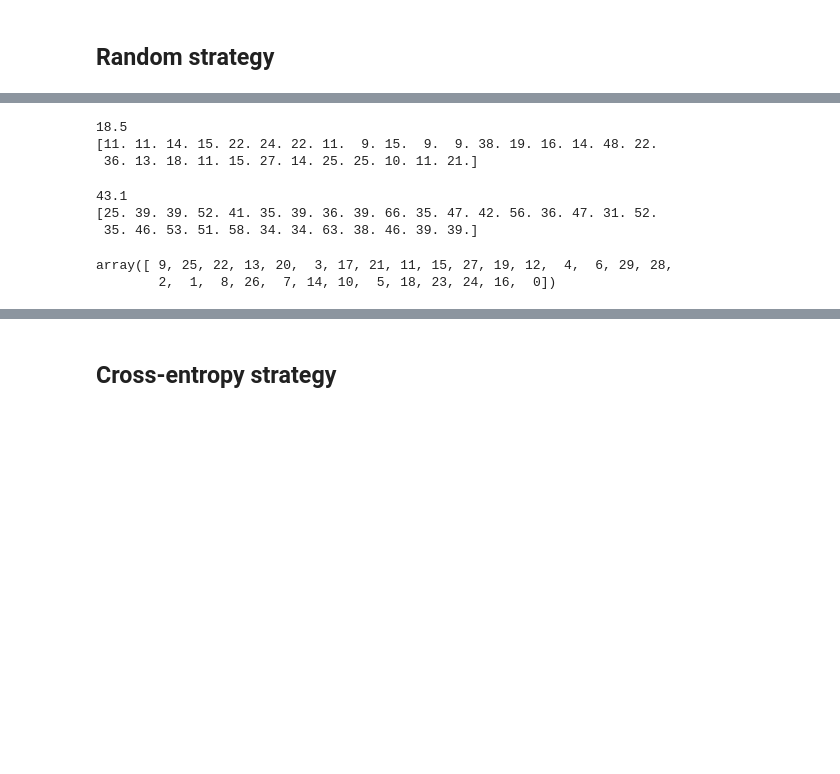
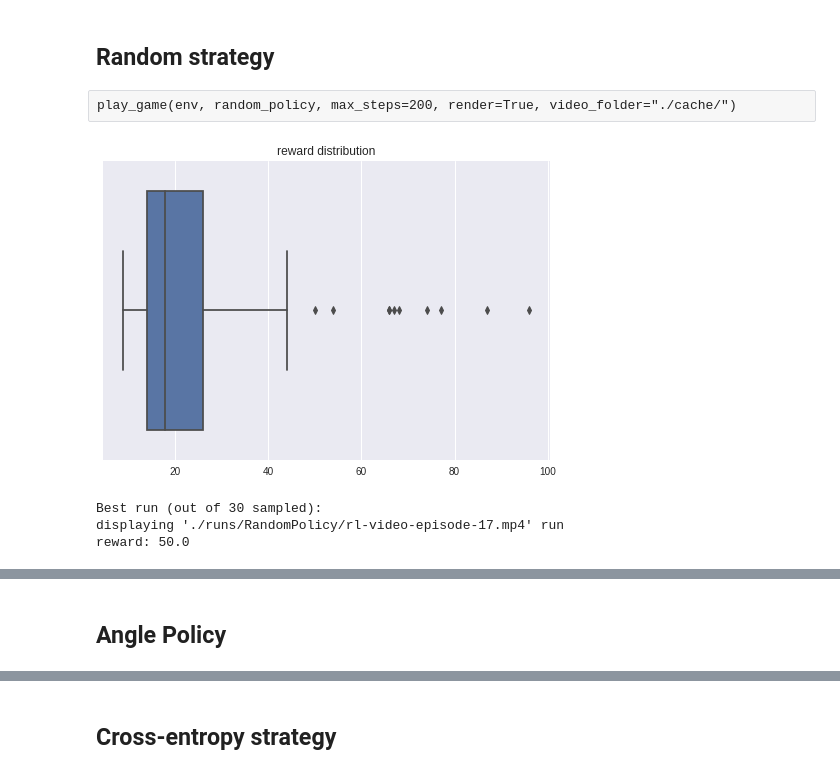
Before and after one commit to furiousteabag/ml-mipt-advanced, a Jupyter notebook: homeworks/lab2_rl/lab2_dqn_debug.ipynb, the cells around one changed output, grey strips where cells are left out. Drawn from its saved outputs; the diff is of its cells as text; code cells hidden in the pictures; blank space fills up the shorter version.

```diff
--- a/homeworks/lab2_rl/lab2_dqn_debug.ipynb
+++ b/homeworks/lab2_rl/lab2_dqn_debug.ipynb
@@ -36,6 +36,8 @@ if type(os.environ.get("DISPLAY")) is not str or len(os.environ.get("DISPLAY"))
 # %% [markdown]
 __Frameworks__ - we'll accept this homework in any deep learning framework. This particular notebook was designed for pytoch, but you find it easy to adapt it to almost any python-based deep learning framework.
 # %%
+import re
+import glob
 import random
 import time
 from tqdm import tqdm
@@ -45,8 +47,12 @@ import torch
 
 import gym
 
+import seaborn as sns
 import matplotlib.pyplot as plt
 
 import utils
+from IPython.display import Video, clear_output
+
+plt.style.use("seaborn")
 # %%
 ENV_NAME = 'CartPole-v1'
@@ -170,5 +176,10 @@ while 1:
 # %% [raw]
 env.close()
+# %%
+def natural_sort(l):
+    convert = lambda text: int(text) if text.isdigit() else text.lower()
+    alphanum_key = lambda key: [convert(c) for c in re.split('([0-9]+)', key)]
+    return sorted(l, key=alphanum_key)
 # %%
 def disable_view_window():
     from gym.envs.classic_control import rendering
@@ -205,3 +241,31 @@ def eval_policy(env, policy, n_iter=100, record=False, folder="./runs/"):
+# %%
+def eval_policy(env, policy, n_iter=200, max_steps=np.inf, video_folder=None):
+
+    rewards = np.zeros(n_iter)
+    if video_folder is not None:
+        env = gym.wrappers.RecordVideo(env, video_folder=video_folder, episode_trigger=lambda x: True)
+
+    for i in tqdm(range(n_iter)):
+
+        rewards[i] = play_game(env, policy, max_steps=max_steps)
+
+    return rewards
+# %%
+def analyze_policy(env, policy, n_iter=200, n_iter_record=30, max_steps=np.inf, video_folder="./runs/"):
+
+    rewards = eval_policy(env, policy, n_iter=n_iter, max_steps=max_steps)
+
+    sns.boxplot(x=rewards)
+    plt.title("reward distribution")
+    plt.show()
+
+    video_folder = video_folder + type(policy).__name__ + '/'
+    rewards = eval_policy(env, policy, n_iter=n_iter_record, max_steps=max_steps, video_folder=video_folder)
+
+    print(f"Best run (out of {n_iter_record} sampled):")
+    show_run(video_folder, rewards, best=True)
+
+    return video_folder, rewards
 # %% [markdown]
 ## Random strategy
 # %%
@@ -214,0 +281,10 @@ class RandomPolicy:
+# %% [raw]
+play_game(env, random_policy, max_steps=200, render=True, video_folder="./cache/")
+# %%
+random_policy = RandomPolicy(env)
+video_folder, rewards = analyze_policy(env, random_policy, max_steps=200)
+# %% [output]
+[figure, added]
+Best run (out of 30 sampled):
+displaying './runs/RandomPolicy/rl-video-episode-17.mp4' run
+reward: 50.0
@@ -215,3 +292,5 @@ class RandomPolicy:
+# %% [markdown]
+## Angle Policy
 # %%
 class AnglePolicy:
 
@@ -221,26 +300,3 @@ class AnglePolicy:
     def get_action(self, state):
         angle = state[2]
         return 1 if angle > 0 else 0
-# %%
-random_policy = RandomPolicy(env)
-rewards = eval_policy(env, random_policy, n_iter=30, record=True, folder="./runs/random_policy/")
-print(np.mean(rewards))
-print(rewards)
-# %% [output]
-18.5
-[11. 11. 14. 15. 22. 24. 22. 11.  9. 15.  9.  9. 38. 19. 16. 14. 48. 22.
- 36. 13. 18. 11. 15. 27. 14. 25. 25. 10. 11. 21.]
-# %%
-angle_policy = AnglePolicy()
-rewards = eval_policy(env, angle_policy, n_iter=30, record=True, folder="./runs/angle_policy/")
-print(np.mean(rewards))
-print(rewards)
-# %% [output]
-43.1
-[25. 39. 39. 52. 41. 35. 39. 36. 39. 66. 35. 47. 42. 56. 36. 47. 31. 52.
- 35. 46. 53. 51. 58. 34. 34. 63. 38. 46. 39. 39.]
-# %%
-np.argsort(rewards)[::-1]
-# %% [output]
-array([ 9, 25, 22, 13, 20,  3, 17, 21, 11, 15, 27, 19, 12,  4,  6, 29, 28,
-        2,  1,  8, 26,  7, 14, 10,  5, 18, 23, 24, 16,  0])
```
Also changed, not shown: parts of 9 cells of this notebook.
